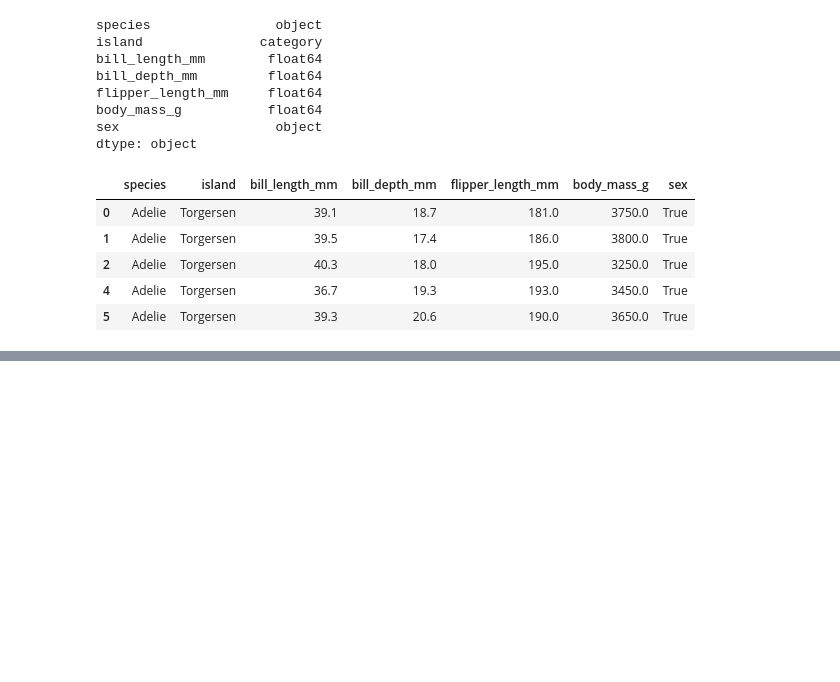
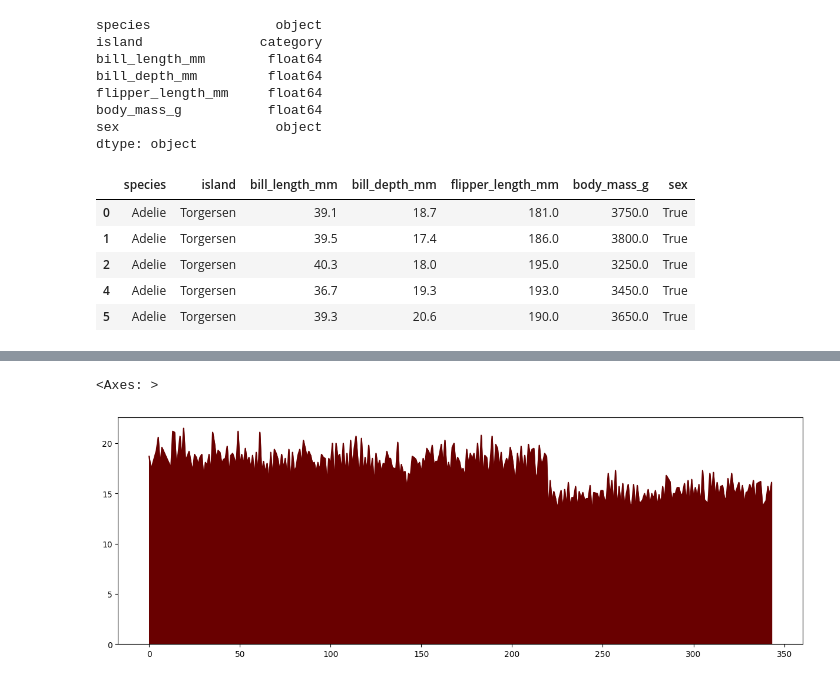
Before and after one commit to Amjadali168/2023-SEP--PY-DS, a Jupyter notebook: data analysis/pandas.ipynb, the cells around one changed output, grey strips where cells are left out. Cells and saved outputs as stored; diff of their text form; code cells hidden in the pictures; blank space fills up the shorter version.

```diff
--- a/data analysis/pandas.ipynb
+++ b/data analysis/pandas.ipynb
@@ -614,0 +643,5 @@ penguins.head()
+# %%
+penguins['bill_depth_mm'].plot(kind='area', figsize= (15,5))
+# %% [output]
+<Axes: >
+[figure, added]
```
Also changed, not shown: parts of 50 cells of this notebook.
